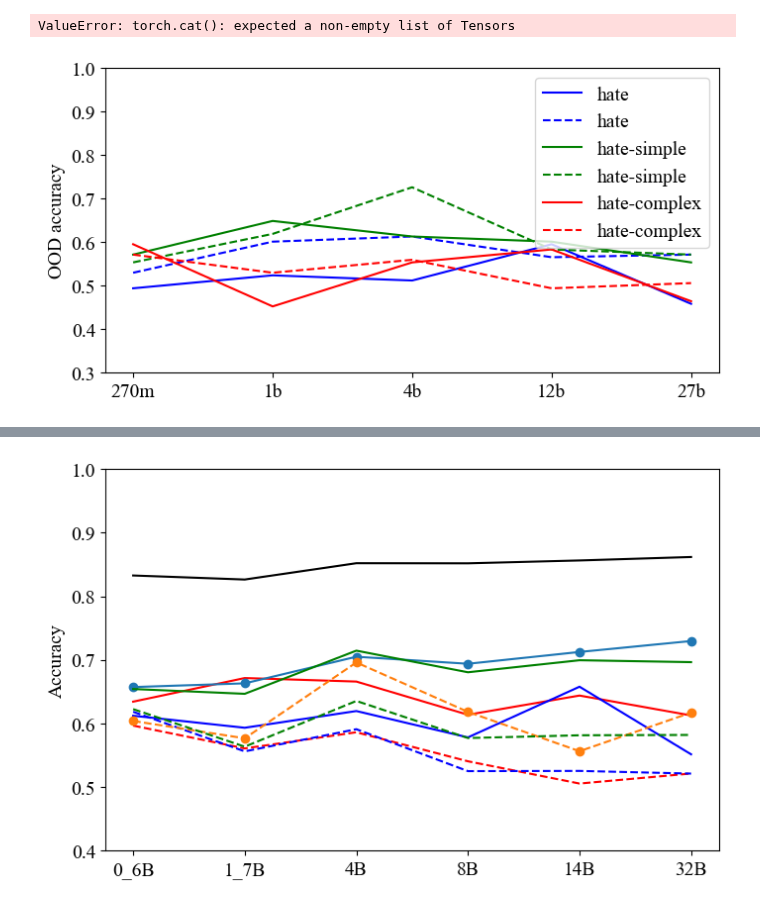
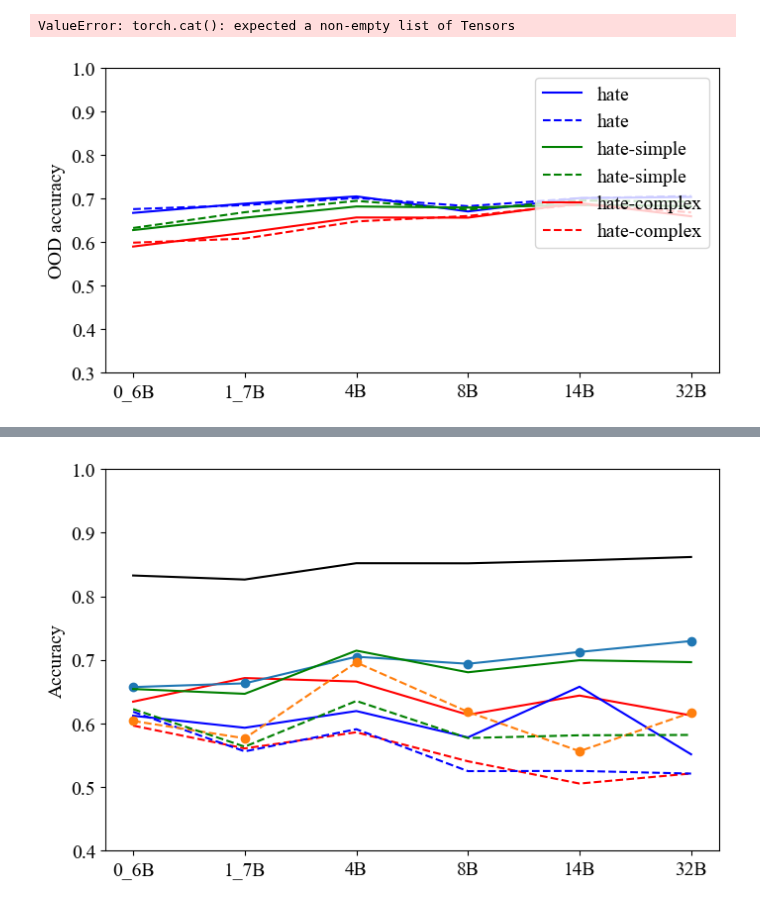
Before and after one commit to h4rz3rk4s3/geometry-of-ignorance, a Jupyter notebook: generalization.ipynb, the cells around one changed output, grey strips where cells are left out. Cells and saved outputs as stored; diff of their text form; code cells hidden in the pictures.

```diff
--- a/generalization.ipynb
+++ b/generalization.ipynb
@@ -12,17 +18,17 @@ import json
 # %%
-# hyperparameters
-model = 'gemma-3-27b-it'
-split = 0.8
-device = "cpu"
+# # hyperparameters
+# model = 'gemma-3-27b-it'
+# split = 0.8
+# device = "cpu"
 
-config = configparser.ConfigParser()
-config.read('config.ini')
-layer_a = eval(config[model]['probe_layer_a'])
-layer_b1 = eval(config[model]['probe_layer_b1'])
-#layer_b = eval(config[model]['probe_layer_b'])
-layer_b2 = eval(config[model]['probe_layer_b2'])
-layer_c = eval(config[model]['probe_layer_c'])
-noperiod = eval(config[model]['noperiod'])
+# config = configparser.ConfigParser()
+# config.read('config.ini')
+# layer_a = eval(config[model]['probe_layer_a'])
+# layer_b1 = eval(config[model]['probe_layer_b1'])
+# #layer_b = eval(config[model]['probe_layer_b'])
+# layer_b2 = eval(config[model]['probe_layer_b2'])
+# layer_c = eval(config[model]['probe_layer_c'])
+# noperiod = eval(config[model]['noperiod'])
 # %% [markdown]
 # Reproducing generalization matrix
 # %%
@@ -366,10 +383,10 @@ for model in models:
 # %%
 print(accssss["Qwen3-0_6B"])
 # %%
-model_family = "gemma-3"
+model_family = "Qwen3"
 
-#scales = {0: "0_6B", 1: "1_7B", 2: "4B", 3: "8B", 4: "14B", 5: "32B"} #Qwen3-family
-scales = {0: "270m", 1: "1b", 2: "4b", 3: "12b", 4: "27b"} #gemma-3 model-family
+scales = {0: "0_6B", 1: "1_7B", 2: "4B", 3: "8B", 4: "14B", 5: "32B"} #Qwen3-family
+#scales = {0: "270m", 1: "1b", 2: "4b", 3: "12b", 4: "27b"} #gemma-3 model-family
 #scales = {0: "base", 1: "toxicity"}
 if model_family == "gemma-3":
     it = "-it"
@@ -427,34 +444,34 @@ plt.plot(
 plt.plot(
     [get_avg(accssss, f'{model_family}-{scales[i]}{it}', get_layer(f'{model_family}-{scales[i]}{it}', group=group), 'NonLinearProbe', ["hatecheck_balanced"], ["hatecheck_validation_balanced"]) for i in range(len(scales))], 'b--', label='hate'
 )
 plt.plot(
     [get_avg(accssss, f'{model_family}-{scales[i]}{it}', get_layer(f'{model_family}-{scales[i]}{it}', group=group), 'LRProbe', ["hatecheck_simple_balanced"], ["hatecheck_validation_balanced"]) for i in range(len(scales))], 'g-', label='hate-simple'
 )
 plt.plot(
     [get_avg(accssss, f'{model_family}-{scales[i]}{it}', get_layer(f'{model_family}-{scales[i]}{it}', group=group), 'NonLinearProbe', ["hatecheck_simple_balanced"], ["hatecheck_validation_balanced"]) for i in range(len(scales))], 'g--', label='hate-simple'
 )
 plt.plot(
     [get_avg(accssss, f'{model_family}-{scales[i]}{it}', get_layer(f'{model_family}-{scales[i]}{it}', group=group), 'LRProbe', ["hatecheck_complex_balanced"], ["hatecheck_validation_balanced"]) for i in range(len(scales))], 'r-', label='hate-complex'
 )
 plt.plot(
     [get_avg(accssss, f'{model_family}-{scales[i]}{it}', get_layer(f'{model_family}-{scales[i]}{it}', group=group), 'NonLinearProbe', ["hatecheck_complex_balanced"], ["hatecheck_validation_balanced"]) for i in range(len(scales))], 'r--', label='hate-complex'
 )
 # plt.plot(
 #     [averagesss[f'llama-2-{scales[i]}b']['LRProbe']['likely'] for i in range(len(scales))], '-', color='gray', label='likely'
 # )
 
 # set x ticks
 plt.xticks(range(len(scales)), [f'{scales[i]}' for i in range(len(scales))])
 
 plt.ylabel('OOD accuracy')
 
 plt.ylim(0.3, 1)
 plt.legend()
 #plt.savefig('junk/duplicate_generalization.pdf', bbox_inches='tight')
 
 plt.show()
 # %% [output]
-[figure, old version]
+[figure, new version]
 # %%
 import matplotlib.pyplot as plt
 
```
Also changed, not shown: parts of 4 cells of this notebook, 5 other files.
